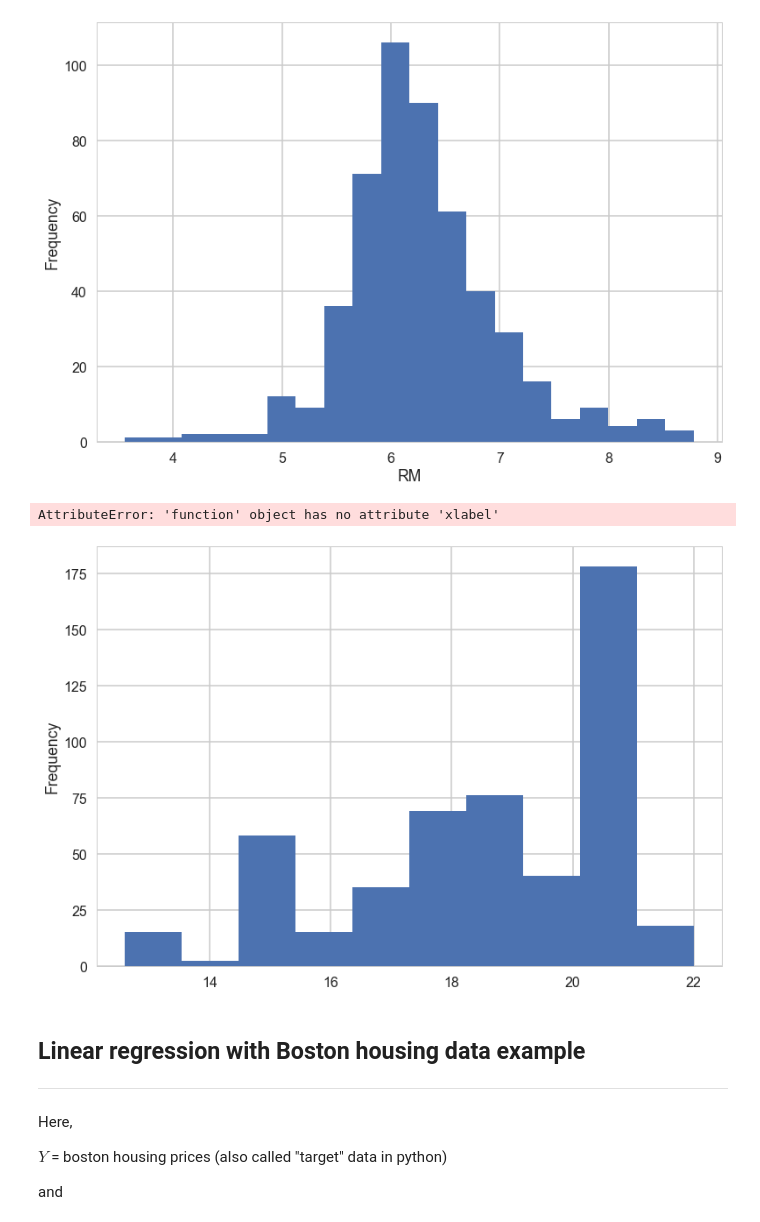
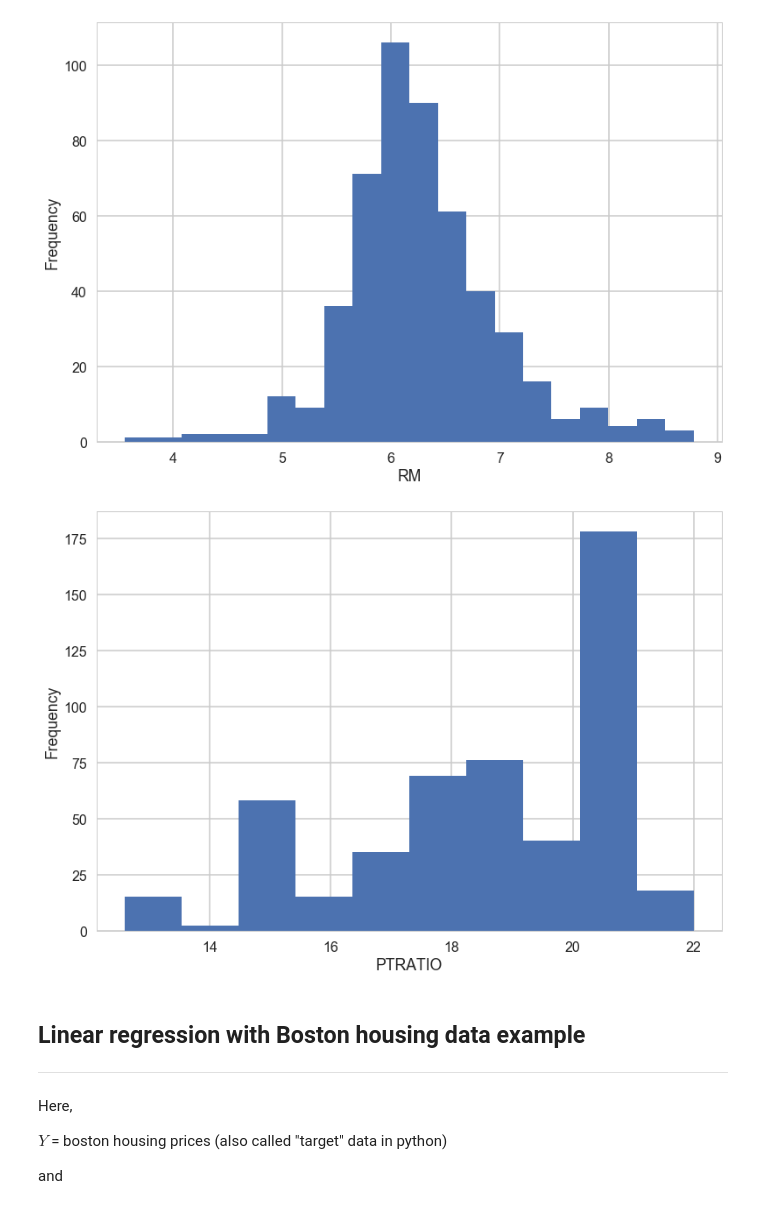
Before and after one commit to andypicke/Springboard_DataScience, a Jupyter notebook: Mini_Project_Linear_Regression.ipynb, the cells around one changed output. Drawn from its saved outputs; the diff is of its cells as text; code cells hidden in the pictures.

```diff
--- a/Mini_Project_Linear_Regression.ipynb
+++ b/Mini_Project_Linear_Regression.ipynb
@@ -310,10 +310,9 @@ plt.xlabel("RM");
 # %%
 plt.hist(bos.PTRATIO);
 plt.ylabel("Frequency");
-plot.xlabel("PTRATIO");
+plt.xlabel("PTRATIO");
 # %% [output]
-AttributeError: 'function' object has no attribute 'xlabel'
-[figure, old version]
+[figure, new version]
 # %% [markdown]
 ## Linear regression with  Boston housing data example
 ***
```
Also changed, not shown: parts of 24 cells of this notebook.
